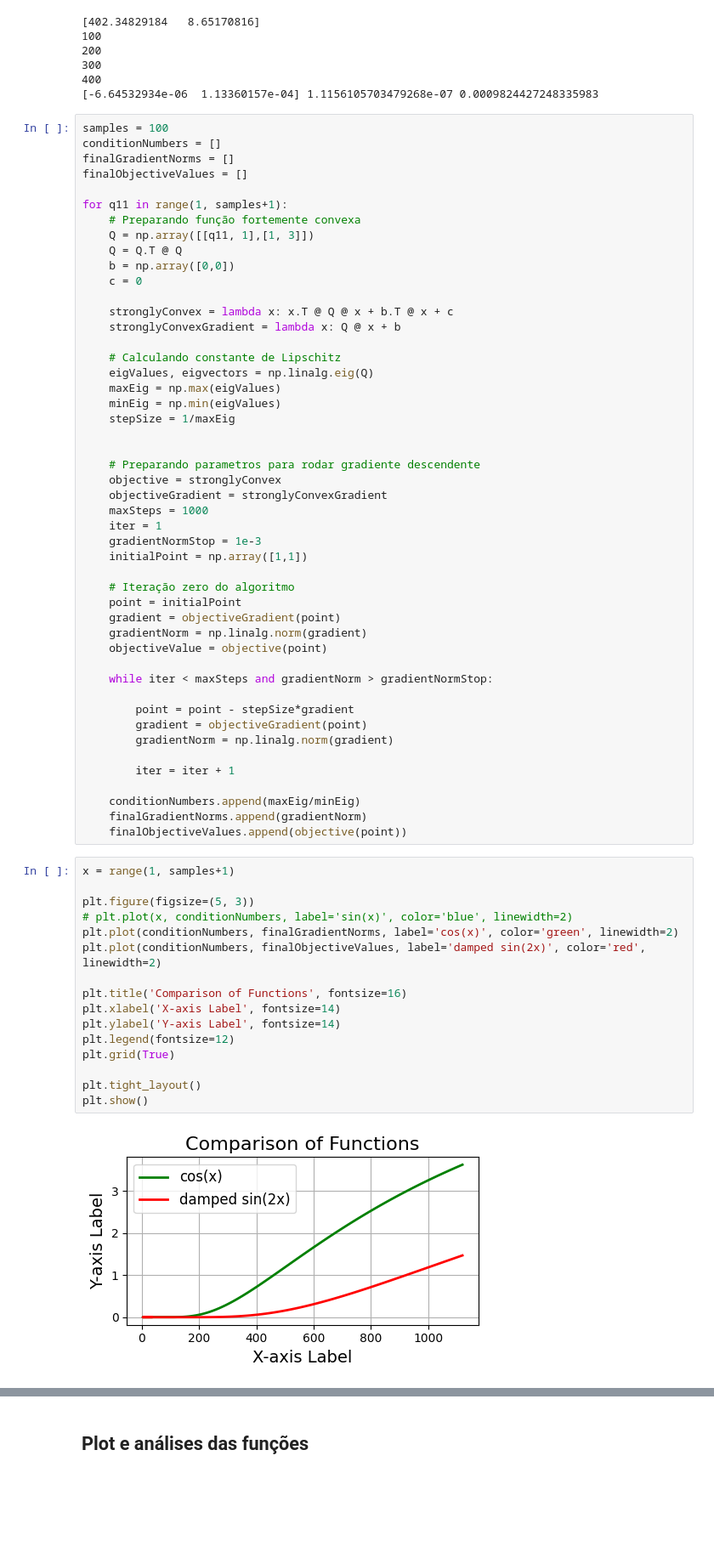
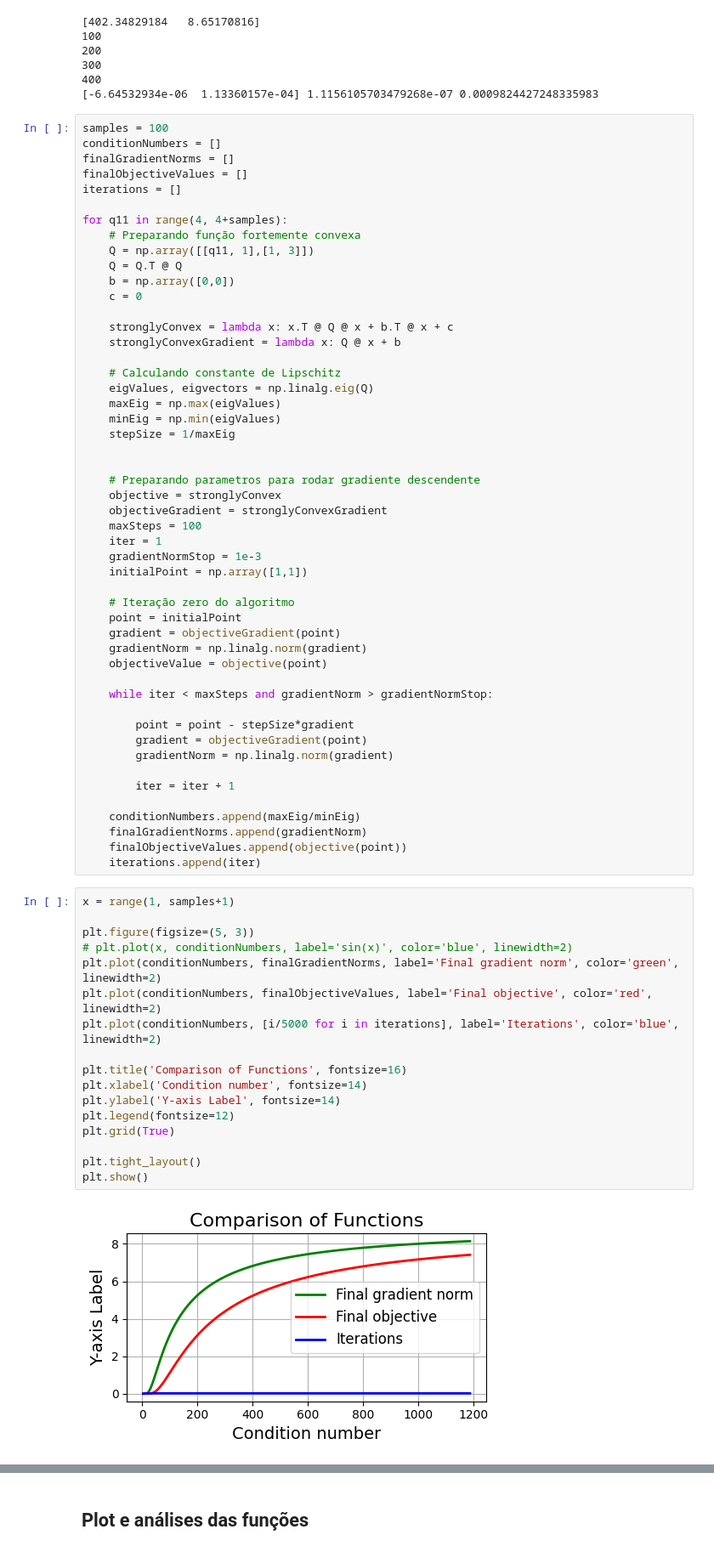
Before and after one commit to arthurkenzo/MO431_Tarefas, a Jupyter notebook: la2ml_tarefa_3.ipynb, the cells around one changed output, grey strips where cells are left out. Shown: that part at 85% size. Drawn from its saved outputs; the diff is of its cells as text; blank space fills up the shorter version.

```diff
--- a/la2ml_tarefa_3.ipynb
+++ b/la2ml_tarefa_3.ipynb
@@ -144,8 +137,9 @@ samples = 100
 conditionNumbers = []
 finalGradientNorms = []
 finalObjectiveValues = []
+iterations = []
 
-for q11 in range(1, samples+1):
+for q11 in range(4, 4+samples):
     # Preparando função fortemente convexa
     Q = np.array([[q11, 1],[1, 3]])
     Q = Q.T @ Q
@@ -165,7 +159,7 @@ for q11 in range(1, samples+1):
     # Preparando parametros para rodar gradiente descendente
     objective = stronglyConvex
     objectiveGradient = stronglyConvexGradient
-    maxSteps = 1000
+    maxSteps = 100
     iter = 1
     gradientNormStop = 1e-3
     initialPoint = np.array([1,1])
@@ -187,21 +181,23 @@ for q11 in range(1, samples+1):
     conditionNumbers.append(maxEig/minEig)
     finalGradientNorms.append(gradientNorm)
     finalObjectiveValues.append(objective(point))
+    iterations.append(iter)
 # %%
 x = range(1, samples+1)
 
 plt.figure(figsize=(5, 3))
 # plt.plot(x, conditionNumbers, label='sin(x)', color='blue', linewidth=2)
-plt.plot(conditionNumbers, finalGradientNorms, label='cos(x)', color='green', linewidth=2)
-plt.plot(conditionNumbers, finalObjectiveValues, label='damped sin(2x)', color='red', linewidth=2)
+plt.plot(conditionNumbers, finalGradientNorms, label='Final gradient norm', color='green', linewidth=2)
+plt.plot(conditionNumbers, finalObjectiveValues, label='Final objective', color='red', linewidth=2)
+plt.plot(conditionNumbers, [i/5000 for i in iterations], label='Iterations', color='blue', linewidth=2)
 
 plt.title('Comparison of Functions', fontsize=16)
-plt.xlabel('X-axis Label', fontsize=14)
+plt.xlabel('Condition number', fontsize=14)
 plt.ylabel('Y-axis Label', fontsize=14)
 plt.legend(fontsize=12)
 plt.grid(True)
 
 plt.tight_layout()
 plt.show()
 # %% [output]
-[figure, old version]
+[figure, new version]
```
Also changed, not shown: parts of 9 cells of this notebook.
